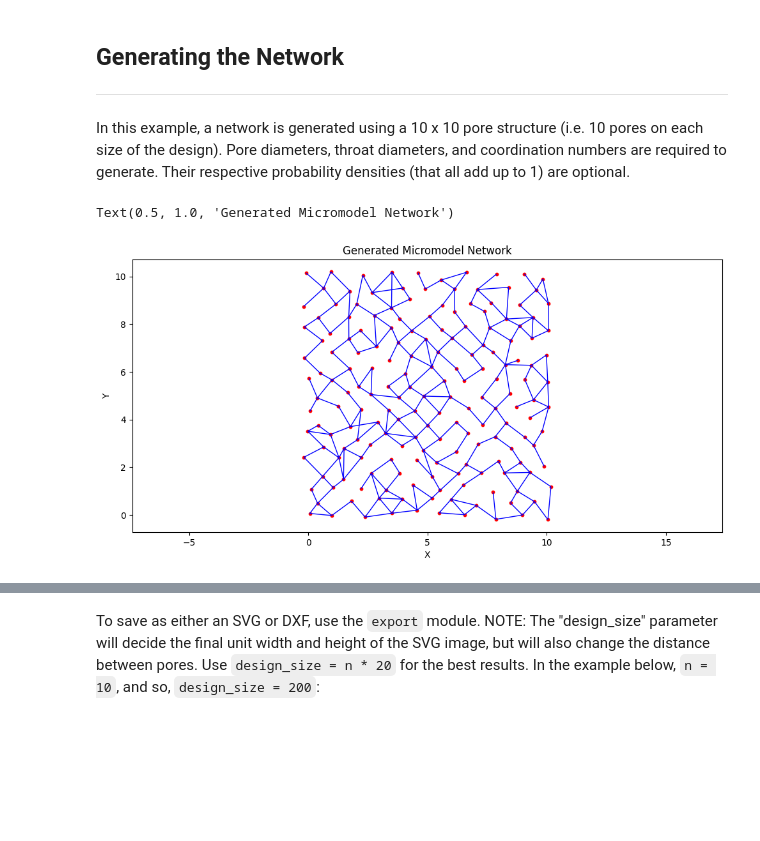
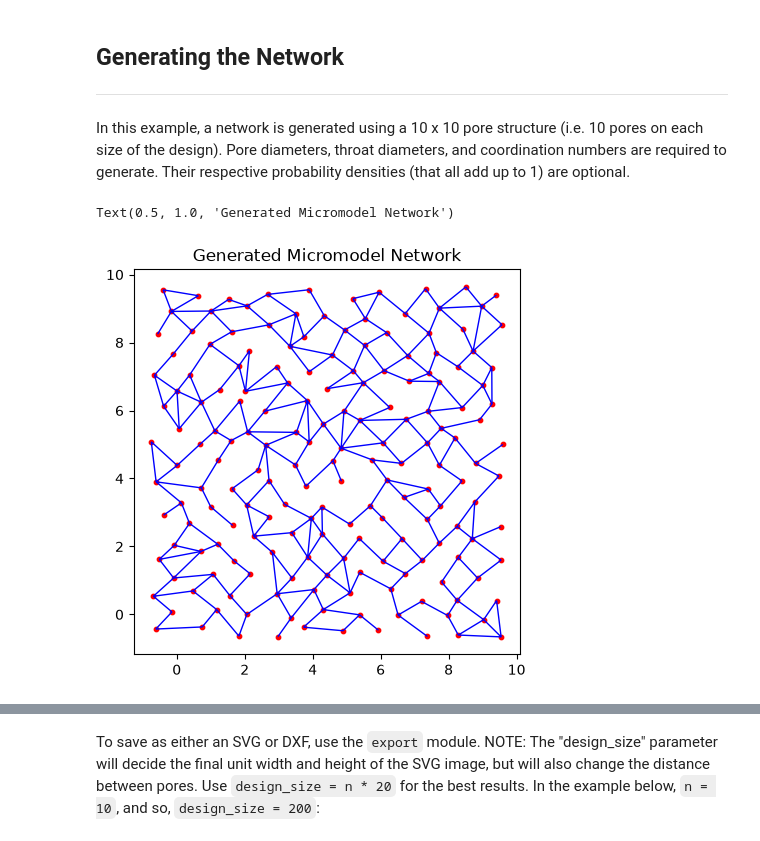
Before and after one commit to EMSL-Computing/Pore2Chip, a Jupyter notebook: examples/example_1_50x50_to_model.ipynb, the cells around one changed output, grey strips where cells are left out. Saved outputs shown, nothing was run; the diff lists cells and outputs as text; code cells hidden in the pictures; blank space fills up the shorter version.

```diff
--- a/examples/example_1_50x50_to_model.ipynb
+++ b/examples/example_1_50x50_to_model.ipynb
@@ -139,13 +139,14 @@ In this example, a network is generated using a 10 x 10 pore structure (i.e. 10
 # %%
 network = generate.generate_network(10, 10, pore_diameters, throat_diameters, coordination_numbers, coord_pdf=coord_pdf, center_channel=2)
 
+from pore2chip.visualization import plot_connections, plot_coordinates
 fig, ax = plt.subplots(figsize=(10, 5))
-op.visualization.plot_connections(network, ax=ax)
-op.visualization.plot_coordinates(network, ax=ax)
+plot_connections(network, ax=ax)
+plot_coordinates(network, ax=ax)
 plt.title("Generated Micromodel Network")
 # %% [output]
 Text(0.5, 1.0, 'Generated Micromodel Network')
-[figure, old version]
+[figure, new version]
 # %%
 print(network)
 # %% [output]
```
Also changed, not shown: parts of 7 cells of this notebook, 4 other files.
